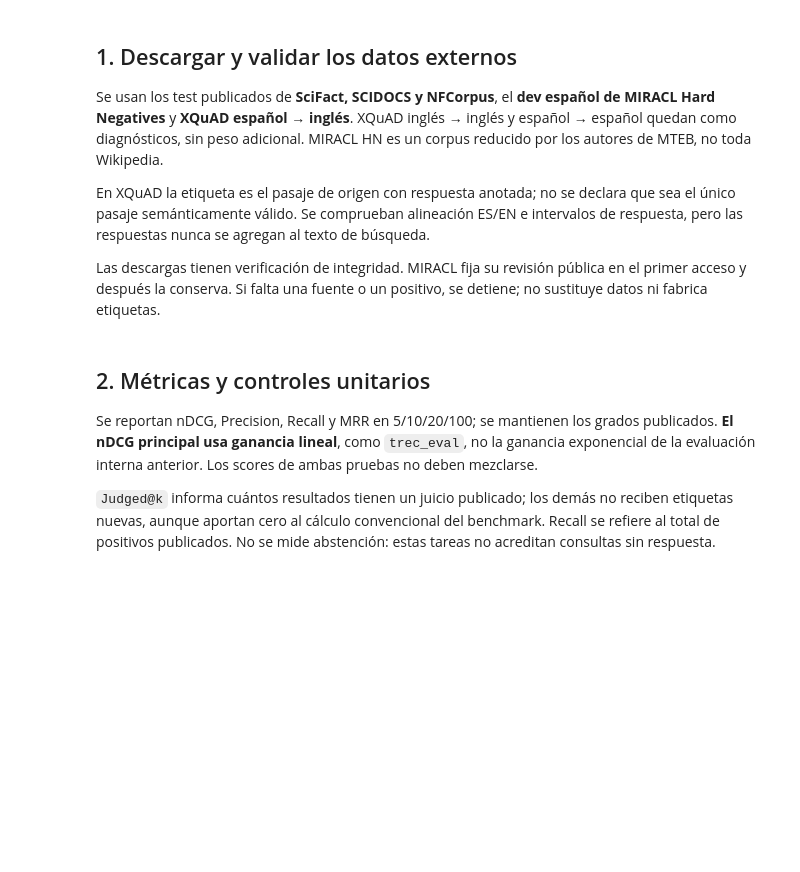
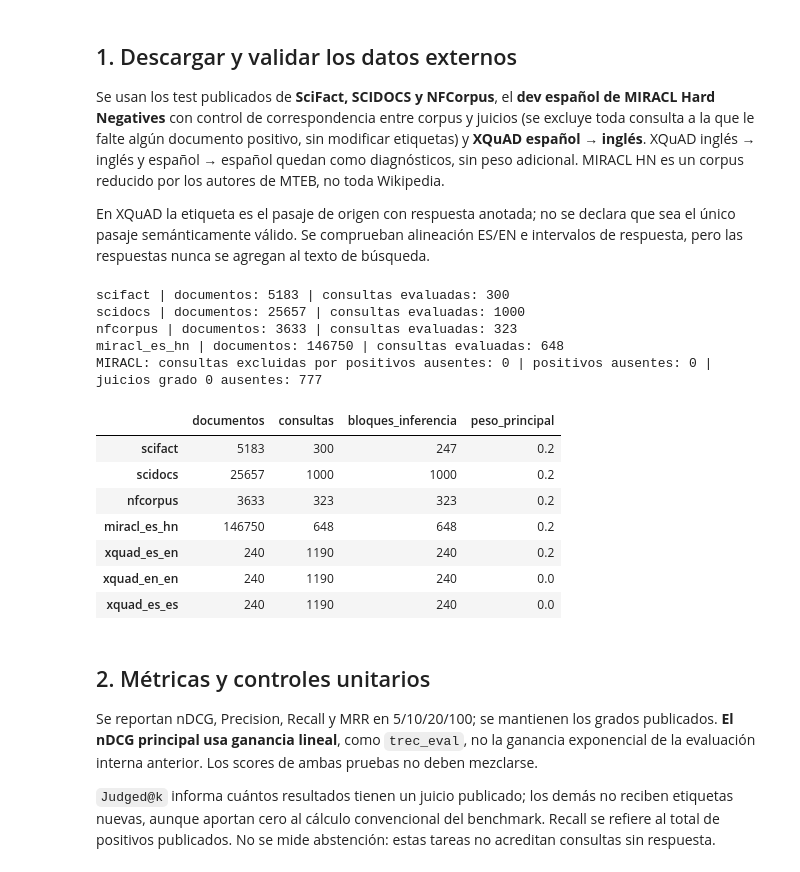
Before and after one commit to LDaviDorm/Tesis_Multimodelo, a Jupyter notebook: 07_RAG/Pruebas_RAG/Benchmark_Externo/23_comparacion_independiente_finalistas.ipynb, the cells around one changed output. Cells and saved outputs as stored; diff of their text form; code cells hidden in the pictures; blank space fills up the shorter version.

```diff
--- a/07_RAG/Pruebas_RAG/Benchmark_Externo/23_comparacion_independiente_finalistas.ipynb
+++ b/07_RAG/Pruebas_RAG/Benchmark_Externo/23_comparacion_independiente_finalistas.ipynb
@@ -111,11 +112,9 @@ print("Protocolo fijado antes de las inferencias. No se leerán resultados de la
 # %% [markdown]
 ## 1. Descargar y validar los datos externos
 
-Se usan los test publicados de **SciFact, SCIDOCS y NFCorpus**, el **dev español de MIRACL Hard Negatives** y **XQuAD español → inglés**. XQuAD inglés → inglés y español → español quedan como diagnósticos, sin peso adicional. MIRACL HN es un corpus reducido por los autores de MTEB, no toda Wikipedia.
+Se usan los test publicados de **SciFact, SCIDOCS y NFCorpus**, el **dev español de MIRACL Hard Negatives** con control de correspondencia entre corpus y juicios (se excluye toda consulta a la que le falte algún documento positivo, sin modificar etiquetas) y **XQuAD español → inglés**. XQuAD inglés → inglés y español → español quedan como diagnósticos, sin peso adicional. MIRACL HN es un corpus reducido por los autores de MTEB, no toda Wikipedia.
 
 En XQuAD la etiqueta es el pasaje de origen con respuesta anotada; no se declara que sea el único pasaje semánticamente válido. Se comprueban alineación ES/EN e intervalos de respuesta, pero las respuestas nunca se agregan al texto de búsqueda.
-
-Las descargas tienen verificación de integridad. MIRACL fija su revisión pública en el primer acceso y después la conserva. Si falta una fuente o un positivo, se detiene; no sustituye datos ni fabrica etiquetas.
 # %%
 from huggingface_hub import HfApi, hf_hub_download
 
@@ -269,10 +268,45 @@ qrels = {}
 for q, d, g in f[[cq, cd, cg]].itertuples(index=False, name=None):
     exigir(float(g).is_integer(), "Grado MIRACL no entero")
     insertar(qrels.setdefault(str(q), {}), d, int(g), "MIRACL qrels")
-armar_tarea("miracl_es_hn", docs, queries, qrels, {},
-            dict(repo=repo_miracl, revision=revision_miracl, split="dev", archivos=miracl_fuentes,
-                 alcance="corpus HN público completo; NO corpus MIRACL original completo"))
-print("miracl_es_hn | documentos:", len(docs), "| consultas:", len(qrels))
+# Los juicios MIRACL HN pueden incluir IDs fuera del corpus de candidatos.
+# No inventar documentos ni tratar positivos ausentes como no pertinentes.
+originales = len(qrels)
+originales_juicios = sum(len(rs) for rs in qrels.values())
+positivos_fuera = [(q, d) for q, rs in qrels.items() for d, g in rs.items()
+                   if g > 0 and d not in docs]
+negativos_fuera = sum(g == 0 and d not in docs for rs in qrels.values()
+                     for d, g in rs.items())
+consultas_excluidas = sorted({q for q, _ in positivos_fuera})
+qrels_compatibles = {
+    q: {d: g for d, g in rs.items() if d in docs}
+    for q, rs in qrels.items() if q not in consultas_excluidas
+}
+qrels_compatibles = {
+    q: rs for q, rs in qrels_compatibles.items() if any(g > 0 for g in rs.values())
+}
+resumen_miracl = dict(
+    corpus_candidatos=len(docs), consultas_originales=originales,
+    consultas_evaluadas=len(qrels_compatibles),
+    consultas_excluidas_por_positivos_ausentes=len(consultas_excluidas),
+    positivos_ausentes_en_corpus=len(positivos_fuera),
+    juicios_no_pertinentes_fuera_de_corpus=negativos_fuera,
+    juicios_originales=originales_juicios,
+    juicios_evaluados=sum(len(rs) for rs in qrels_compatibles.values()),
+    politica="Excluir toda consulta si falta al menos un positivo publicado; "
+             "ignorar únicamente juicios grado 0 de documentos fuera del corpus"
+)
+exigir(len(qrels_compatibles) > 0, "MIRACL HN no tiene consultas completas; no continuar sin corpus adecuado.")
+armar_tarea("miracl_es_hn", docs, queries, qrels_compatibles, {},
+            dict(repo=repo_miracl, revision=revision_miracl, split="dev",
+                 archivos=miracl_fuentes, control_cobertura=resumen_miracl,
+                 alcance="Corpus de candidatos HN; evaluación condicionada a positivos íntegros por consulta; "
+                         "NO corpus MIRACL original completo ni test oficial sin filtrado"))
+print("miracl_es_hn | documentos:", len(docs), "| consultas evaluadas:", len(qrels_compatibles))
+print("MIRACL: consultas excluidas por positivos ausentes:", len(consultas_excluidas),
+      "| positivos ausentes:", len(positivos_fuera),
+      "| juicios grado 0 ausentes:", negativos_fuera)
+if len(consultas_excluidas) > 0:
+    print("Advertencia: resultados MIRACL HN condicionados a consultas con todos los positivos presentes.")
 del f
 
 SHA_XQUAD = {"en": "e4c57d1c9143aaa1c5d265ba5987a65f4e69528d2a98f29d6e75019b10344f29",
@@ -283,33 +317,47 @@ for idioma in ("en", "es"):
     ruta = descargar(f"https://raw.githubusercontent.com/google-deepmind/xquad/master/{nombre}", nombre,
                      sha256=SHA_XQUAD[idioma])
     x = json.loads(ruta.read_text(encoding="utf-8"))
     docs, queries, qrels, grupos = {}, {}, {}, {}
     for articulo in x["data"]:
         for parrafo in articulo["paragraphs"]:
             did = "p_" + firma(sorted(q["id"] for q in parrafo["qas"]))[:24]
             insertar(docs, did, parrafo["context"], nombre)
             for q in parrafo["qas"]:
                 for a in q["answers"]:
                     inicio = a["answer_start"]
                     exigir(parrafo["context"][inicio:inicio + len(a["text"])] == a["text"], "Respuesta XQuAD no literal")
                 insertar(queries, q["id"], q["question"], nombre)
                 qrels[q["id"]] = {did: 1}; grupos[q["id"]] = did
     exigir(len(docs) == 240 and len(queries) == 1190, "El XQuAD descargado no tiene el tamaño publicado.")
     XQ[idioma] = dict(docs=docs, queries=queries, qrels=qrels, grupos=grupos)
 exigir(XQ["es"]["qrels"] == XQ["en"]["qrels"], "XQuAD ES/EN no está alineado por IDs.")
 for qlang, dlang in [("es", "en"), ("en", "en"), ("es", "es")]:
     armar_tarea(f"xquad_{qlang}_{dlang}", XQ[dlang]["docs"], XQ[qlang]["queries"], XQ[qlang]["qrels"],
                 XQ[qlang]["grupos"], dict(tipo="XQuAD adaptado a recuperación del pasaje de origen",
                   idiomas=[qlang, dlang], archivos=[FUENTES["xquad.en.json"], FUENTES["xquad.es.json"]]))
 
 resumen = {n: dict(firma=t["firma"], documentos=len(t["docs"]), consultas=len(t["queries"]),
            bloques_inferencia=len(set(t["grupos"].values())), fuente=t["fuente"],
            peso_principal=PESOS.get(n, 0.0)) for n, t in TAREAS.items()}
 if R["datasets"]: exigir(R["datasets"] == resumen, "Cambió el contenido de los datos externos.")
 R["datasets"] = resumen
 R["estado"] = "datos_validados"
 guardar(SALIDA, R)
 display(pd.DataFrame(resumen).T[["documentos", "consultas", "bloques_inferencia", "peso_principal"]])
+# %% [output]
+scifact | documentos: 5183 | consultas evaluadas: 300
+scidocs | documentos: 25657 | consultas evaluadas: 1000
+nfcorpus | documentos: 3633 | consultas evaluadas: 323
+miracl_es_hn | documentos: 146750 | consultas evaluadas: 648
+MIRACL: consultas excluidas por positivos ausentes: 0 | positivos ausentes: 0 | juicios grado 0 ausentes: 777
+|  | documentos | consultas | bloques_inferencia | peso_principal |
+| scifact | 5183 | 300 | 247 | 0.2 |
+| scidocs | 25657 | 1000 | 1000 | 0.2 |
+| nfcorpus | 3633 | 323 | 323 | 0.2 |
+| miracl_es_hn | 146750 | 648 | 648 | 0.2 |
+| xquad_es_en | 240 | 1190 | 240 | 0.2 |
+| xquad_en_en | 240 | 1190 | 240 | 0.0 |
+| xquad_es_es | 240 | 1190 | 240 | 0.0 |
 # %% [markdown]
 ## 2. Métricas y controles unitarios
 
```
Also changed, not shown: parts of 5 cells of this notebook, 4 other files.
